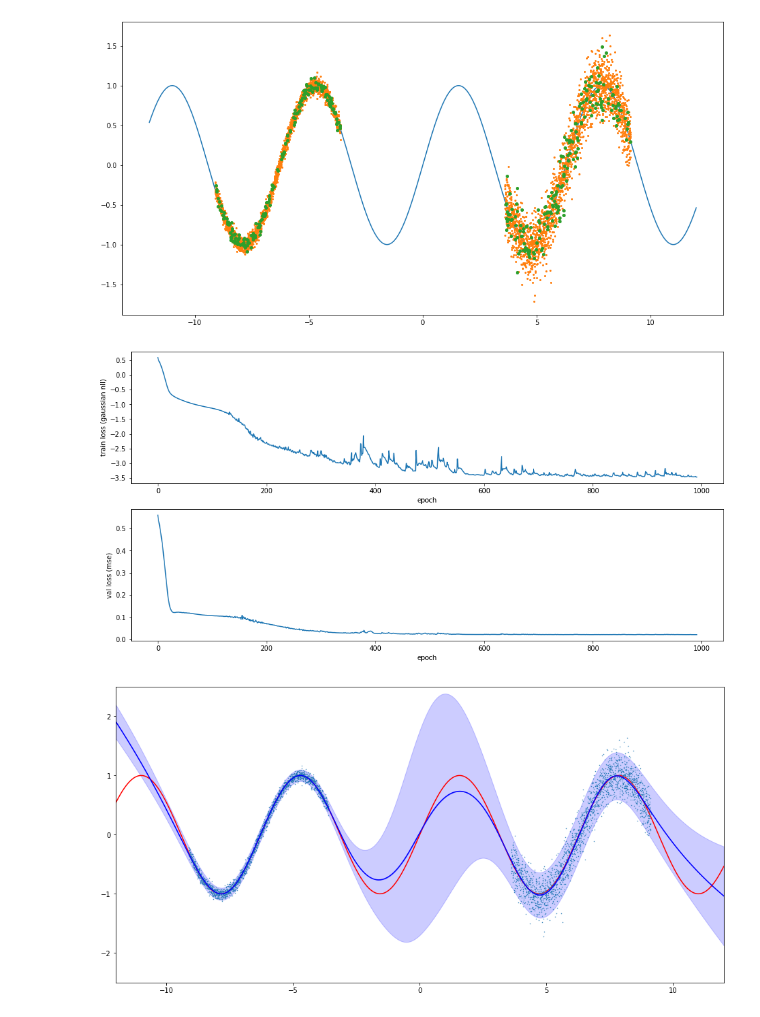
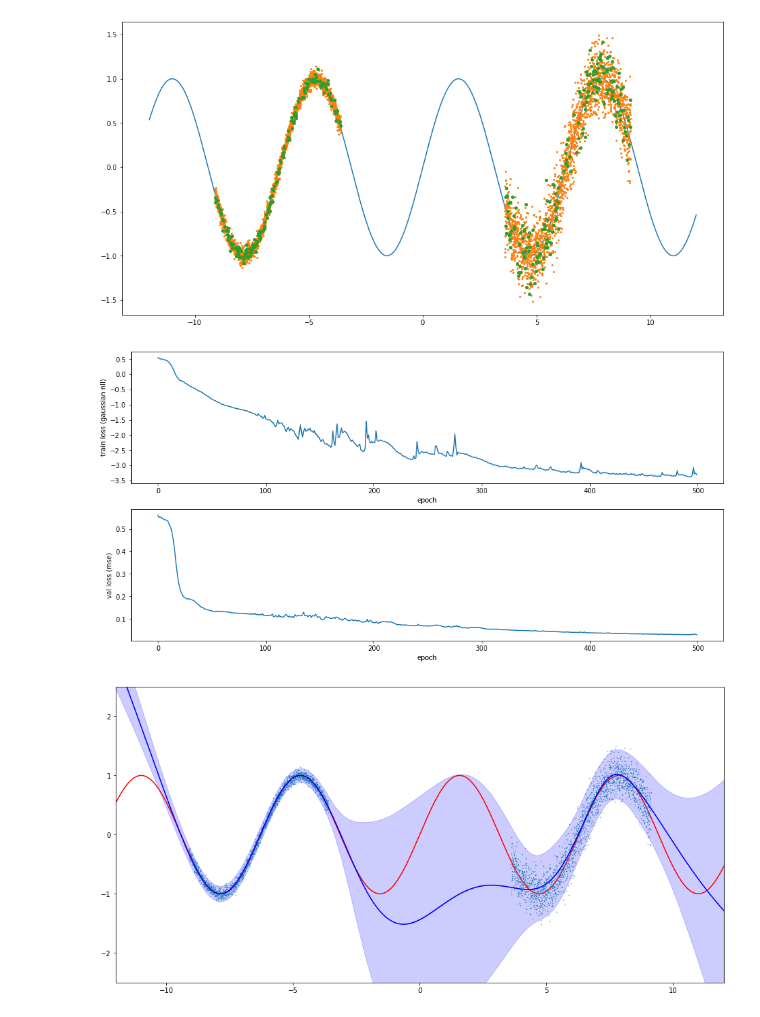
Before and after one commit to facebookresearch/mbrl-lib, a Jupyter notebook: notebooks/fit_ensemble_1d.ipynb, the cells around one changed output. Cells and saved outputs as stored; diff of their text form; code cells hidden in the pictures.

Commit message:
updated notebooks with single buffer structure

```diff
--- a/notebooks/fit_ensemble_1d.ipynb
+++ b/notebooks/fit_ensemble_1d.ipynb
@@ -17,7 +17,8 @@ device = torch.device("cuda:0")
 %matplotlib inline
 mpl.rcParams['figure.facecolor'] = 'white'
 # %%
-x_data = np.linspace(-12, 12, 10000)
+num_points = 10000
+x_data = np.linspace(-12, 12, num_points)
 y_data = np.sin(x_data)
 
 train_size = 2000
@@ -54,17 +55,21 @@ plt.show()
 train_size *=2
 val_size *= 2
 # %% [output]
-[figure, old version]
+[figure, new version]
-# %%
-num_members = 5
-dataset_train = replay_buffer.BootstrapReplayBuffer(
-    train_size, 2048, num_members, (1,), (0,), bootstrap_permutes=False)
-for i in range(train_size):
-    dataset_train.add(x_train[i], 0, y_train[i], 0, False)
-# %%
-dataset_val = replay_buffer.IterableReplayBuffer(val_size, 256, (1,), (0,))
-for i in range(val_size):
-    dataset_val.add(x_val[i], 0, y_val[i], 0, False)
+# %%
+# ReplayBuffer generates its own training/validation split, but in this example we want to
+# keep the split generated above, so instead we use two replay buffers.
+
+num_members = 5
+train_buffer = replay_buffer.ReplayBuffer(train_size, (1,), (0,))
+val_buffer = replay_buffer.ReplayBuffer(val_size, (1,), (0,))
+for i in range(train_size):
+    train_buffer.add(x_train[i], 0, y_train[i], 0, False)
+for i in range(val_size):
+    val_buffer.add(x_val[i], 0, y_val[i], 0, False)
+train_dataset, _ = train_buffer.get_iterators(
+    2048, 0, train_ensemble=True, ensemble_size=num_members, shuffle_each_epoch=True)
+val_dataset, _ = train_buffer.get_iterators(2048, 0, train_ensemble=False)
 # %%
 num_members = 5
 member_cfg = omegaconf.OmegaConf.create({
@@ -80,9 +85,9 @@ member_cfg = omegaconf.OmegaConf.create({
 ensemble = models.BasicEnsemble(num_members, device, member_cfg)
 wrapper = models.ProprioceptiveModel(ensemble, target_is_delta=False, normalize=True, learned_rewards=False)
 # %%
-trainer = models.DynamicsModelTrainer(
-    wrapper, dataset_train, dataset_val=dataset_val, optim_lr=0.001, weight_decay=5e-5)
-train_losses, val_losses = trainer.train(num_epochs=1000, patience=100)
+wrapper.update_normalizer(train_buffer.get_all())
+trainer = models.DynamicsModelTrainer(wrapper, optim_lr=0.003, weight_decay=5e-5)
+train_losses, val_losses = trainer.train(train_dataset, val_dataset, num_epochs=500, patience=100)
 fig, ax = plt.subplots(2, 1, figsize=(16, 8))
 ax[0].plot(train_losses)
 ax[0].set_xlabel("epoch")
@@ -92,27 +97,28 @@ ax[1].set_xlabel("epoch")
 ax[1].set_ylabel("val loss (mse)")
 plt.show()
 # %% [output]
-[figure, old version]
+[figure, new version]
 # %%
 x_tensor = torch.from_numpy(x_data).unsqueeze(1).float().to(device)
+x_tensor = wrapper.obs_normalizer.normalize(x_tensor)
 
 with torch.no_grad():
     y_pred, y_pred_logvar = ensemble(x_tensor)
     y_pred = y_pred[..., 0]
     y_pred_logvar = y_pred_logvar[..., 0]
 y_var_epi = y_pred.var(dim=0).cpu().numpy()
 y_var = y_pred_logvar.exp()
 y_pred = y_pred.mean(dim=0).cpu().numpy()
 y_var_ale = y_var.mean(dim=0).cpu().numpy()
 
 y_std = np.sqrt(y_var_epi + y_var_ale)
 plt.figure(figsize=(16, 8))
 plt.plot(x_data, y_data, 'r')
 plt.plot(x_train, y_train, '.', markersize=0.9)
 plt.plot(x_data, y_pred, 'b-', markersize=4)
 plt.fill_between(x_data, y_pred, y_pred + 2 * y_std, color='b', alpha=0.2)
 plt.fill_between(x_data, y_pred - 2 * y_std, y_pred, color='b', alpha=0.2)
 plt.axis([-12, 12, -2.5, 2.5])
 plt.show()
 # %% [output]
-[figure, old version]
+[figure, new version]
```
Also changed, not shown: 3 other files.
